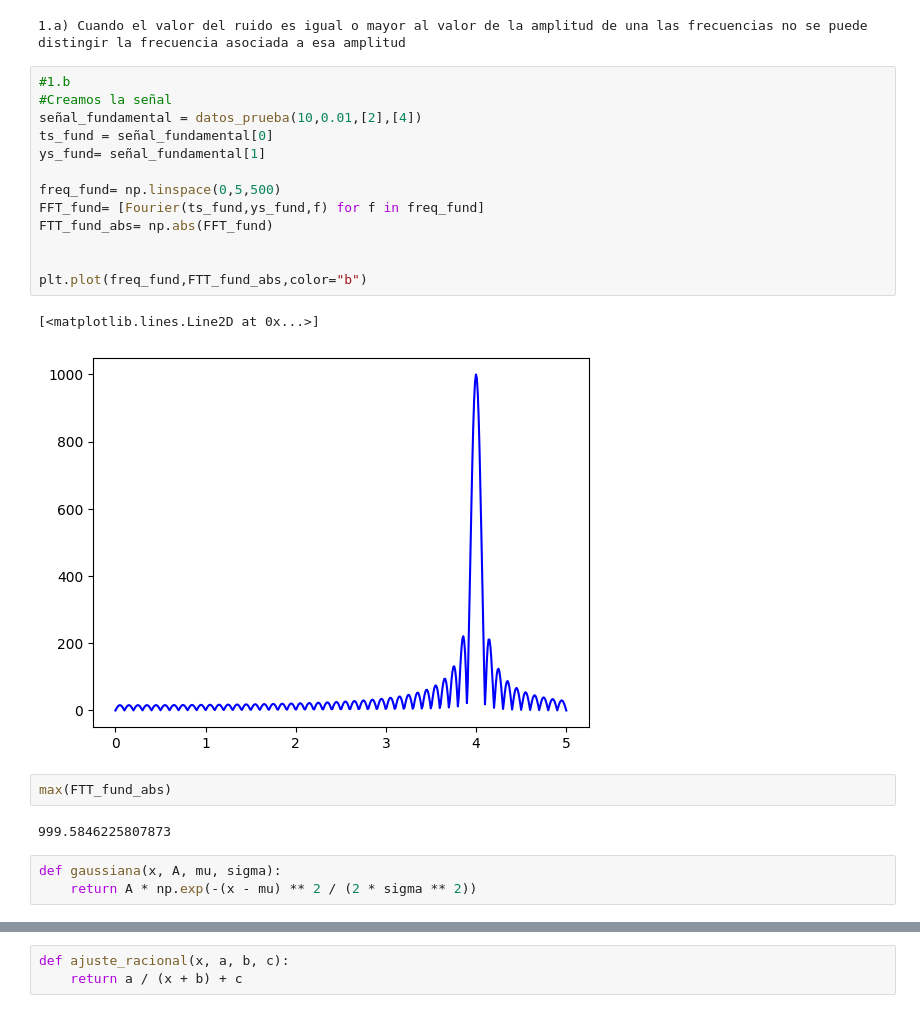
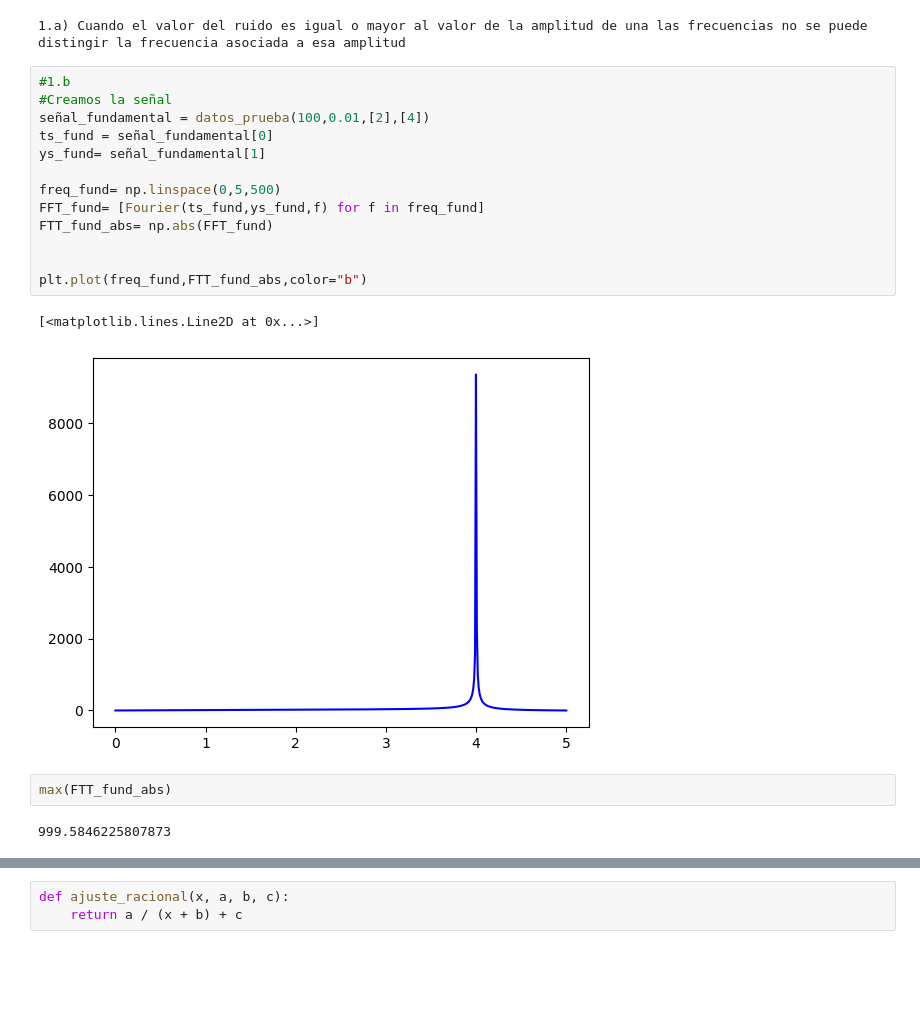
Before and after one commit to JessiDaniL/metodos2_grupo1, a Jupyter notebook: Talleres/Taller_2/Punto1.ipynb, the cells around one changed output, grey strips where cells are left out. Drawn from its saved outputs; the diff is of its cells as text; blank space fills up the shorter version.

```diff
--- a/Talleres/Taller_2/Punto1.ipynb
+++ b/Talleres/Taller_2/Punto1.ipynb
@@ -59,23 +59,20 @@ print ("1.a) Cuando el valor del ruido es igual o mayor al valor de la amplitud
 # %%
 #1.b
 #Creamos la señal
-señal_fundamental = datos_prueba(10,0.01,[2],[4])
+señal_fundamental = datos_prueba(100,0.01,[2],[4])
 ts_fund = señal_fundamental[0]
 ys_fund= señal_fundamental[1]
 
 freq_fund= np.linspace(0,5,500)
 FFT_fund= [Fourier(ts_fund,ys_fund,f) for f in freq_fund]
 FTT_fund_abs= np.abs(FFT_fund)
 
 
 plt.plot(freq_fund,FTT_fund_abs,color="b")
 # %% [output]
 [<matplotlib.lines.Line2D at 0x...>]
-[figure, old version]
+[figure, new version]
 # %%
 max(FTT_fund_abs)
 # %% [output]
 999.5846225807873
-# %%
-def gaussiana(x, A, mu, sigma):
-    return A * np.exp(-(x - mu) ** 2 / (2 * sigma ** 2))
```
Also changed, not shown: parts of 7 cells of this notebook, 2 other files.
